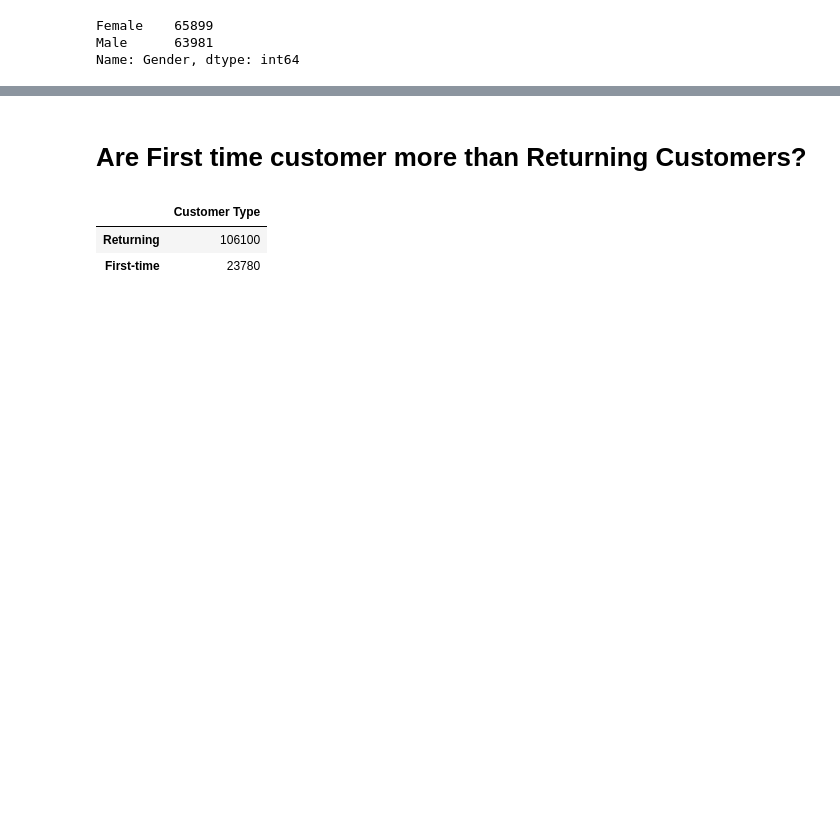
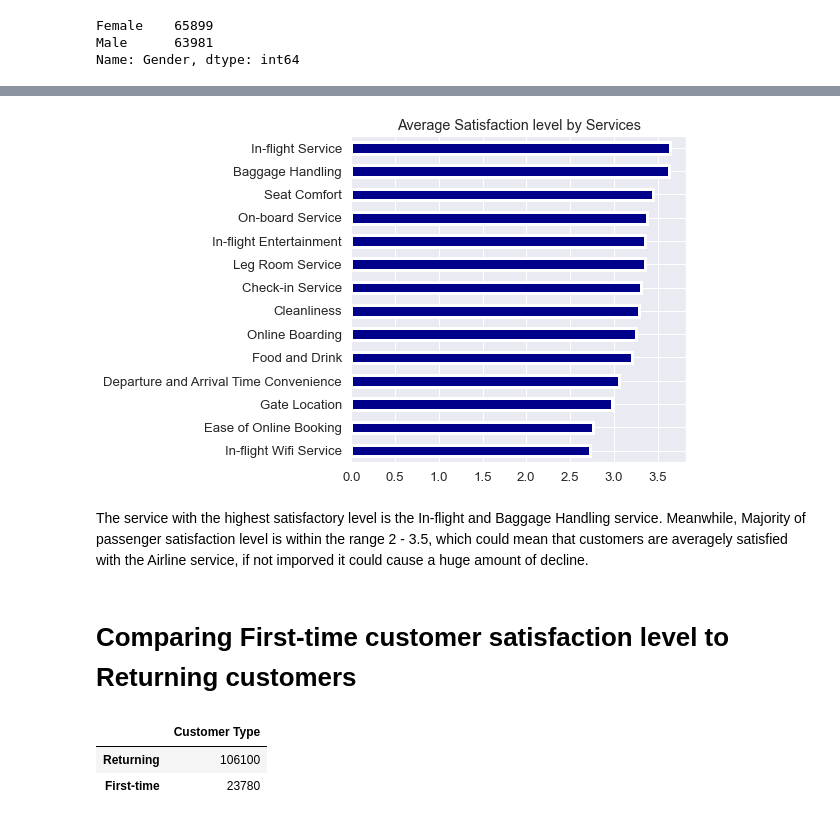
Before and after one commit to spydann/Airline-passenger-satisfaction-Analysis-, a Jupyter notebook: AIRLINE PASSENGERS SATISFACTION.ipynb, the cells around one changed output, grey strips where cells are left out. Drawn from its saved outputs; the diff is of its cells as text; code cells hidden in the pictures; blank space fills up the shorter version.

```diff
--- a/AIRLINE PASSENGERS SATISFACTION.ipynb
+++ b/AIRLINE PASSENGERS SATISFACTION.ipynb
@@ -138,5 +140,31 @@ plt.show()
+# %%
+theme_params = {
+    "palette": "pastel",
+    "font_scale": 1.5,
+    "color_codes": False
+}
+# set the theme with the custom parameters
+sns.set_theme(**theme_params)
+sns.set(font_scale = 1.2)
+plt.figure(figsize=(6, 6))
+
+df[['Departure and Arrival Time Convenience', 'Ease of Online Booking',
+       'Check-in Service', 'Online Boarding', 'Gate Location',
+       'On-board Service', 'Seat Comfort', 'Leg Room Service', 'Cleanliness',
+       'Food and Drink', 'In-flight Service', 'In-flight Wifi Service',
+       'In-flight Entertainment', 'Baggage Handling',]].mean().sort_values().plot(kind='barh',linewidth=3,
+                                                                    title='Average Satisfaction level by Services',
+                                                                                  color = 'darkblue')
+
+plt.show()
+# %% [output]
+[figure, added]
+# %% [markdown]
+The service with the highest satisfactory level is the In-flight and Baggage Handling service.
+Meanwhile, Majority of passenger satisfaction level is within the range 2 - 3.5, which could mean that customers are averagely
+satisfied with the Airline service, if not imporved it could cause a huge amount of decline.
 # %% [markdown]
-# Are First time customer more than Returning Customers?
+# Comparing First-time customer satisfaction level to Returning customers
 # %%
 # Customer type Value Counts
 Customer_Type = pd.DataFrame(df['Customer Type'].value_counts())
```
Also changed, not shown: parts of 44 cells of this notebook, 1 other file.
